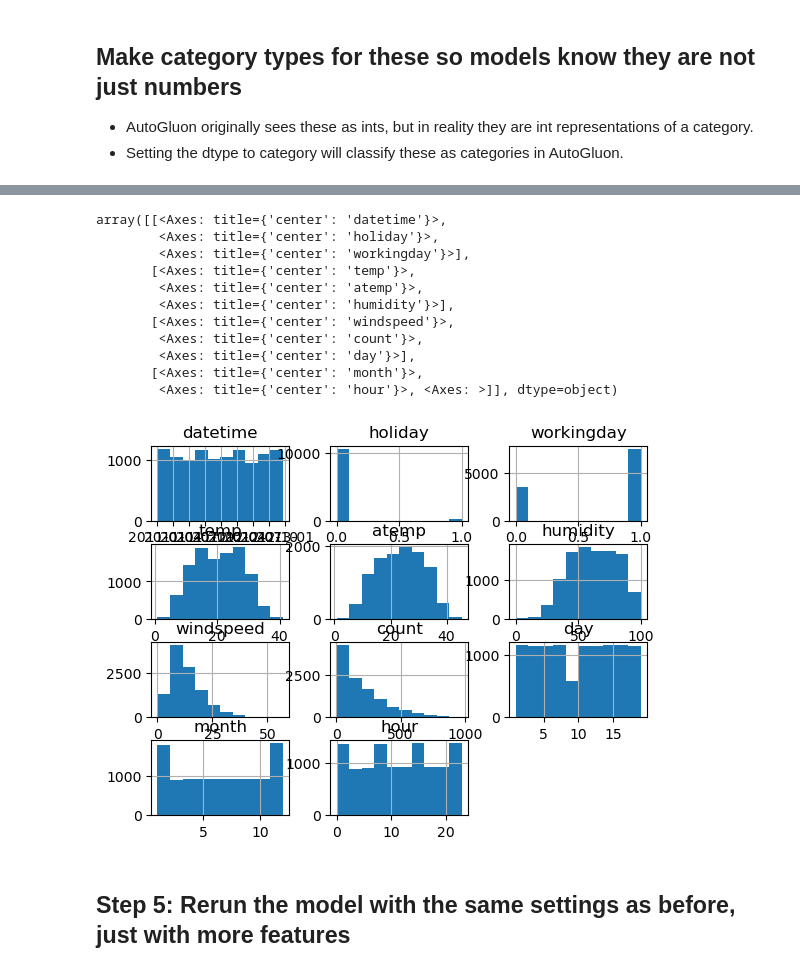
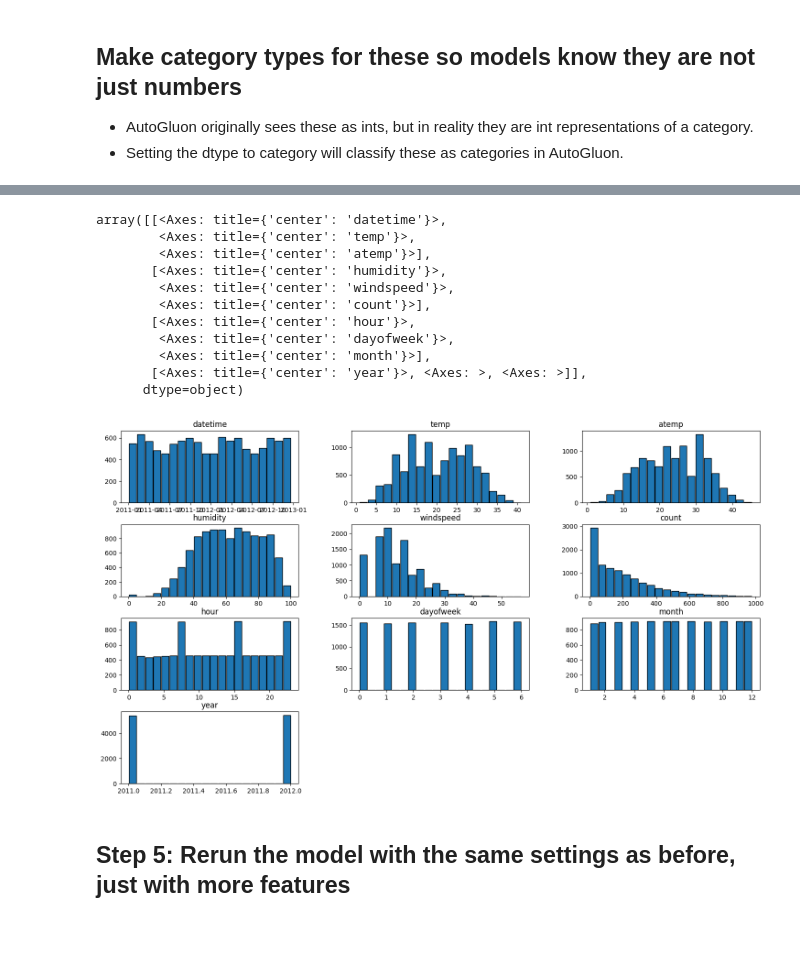
Before and after one commit to micaelleos/Udacity-Projects---cd0385-project-starter, a Jupyter notebook: project/project-template.ipynb, the cells around one changed output, grey strips where cells are left out. Saved outputs shown, nothing was run; the diff lists cells and outputs as text; code cells hidden in the pictures; blank space fills up the shorter version.

```diff
--- a/project/project-template.ipynb
+++ b/project/project-template.ipynb
@@ -164,0 +181,2 @@ train['datetime'] = pd.to_datetime(train['datetime'])
+# %%
+train = cast_format(train)
@@ -457,15 +445,34 @@ train.head()
 | 2 | 2011-01-01 02:00:00 | 1 | 0 | 0 | 1 | 9.02 | 13.635 | 80 | 0.0 | 32 |
 | 3 | 2011-01-01 03:00:00 | 1 | 0 | 0 | 1 | 9.84 | 14.395 | 75 | 0.0 | 13 |
 | 4 | 2011-01-01 04:00:00 | 1 | 0 | 0 | 1 | 9.84 | 14.395 | 75 | 0.0 | 1 |
-# %%
-# create a new feature
-train['day'] = train['datetime'].dt.day
-train['month'] = train['datetime'].dt.month
-train['hour'] = train['datetime'].dt.hour
-
-test['day'] = test['datetime'].dt.day
-test['month'] = test['datetime'].dt.month
-test['hour'] = test['datetime'].dt.hour
+# %%
+# create new features
+def create_features(df):
+    """
+    Creates new features from the datetime column in the dataframe.
+    """
+    # Categorical features from the datetime column
+    df['hour'] = df['datetime'].dt.hour
+    df['dayofweek'] = df['datetime'].dt.dayofweek
+    df['month'] = df['datetime'].dt.month
+    df['year'] = df['datetime'].dt.year
+
+    # Categorial features from hour
+    df['day_period'] = df['hour'].apply(lambda x: 'morning' if x <= 10 else 'lunch' if 11 <= x < 13 else 'afternoon' if 13 <= x <= 16 else 'evening' if 17 <= x < 19 else 'night')
+
+    # Categorial feature from temp
+    df['feel_temp_category'] = df['temp'].apply(lambda x: 'cold' if x < 10 else 'cool' if 10 <= x < 20 else 'warm' if 20 <= x < 30 else 'hot')
+
+    # Categorial feature from humidity
+    df['humidity_category'] = df['humidity'].apply(lambda x: 'dry' if x < 30 else 'comfortable' if 30 <= x < 60 else 'humid')
+
+    return df
+# %%
+# create a new feature
+
+train = create_features(train)
+
+test = create_features(test)
 # %%
 train.head()
 # %% [output]
@@ -510,20 +576,20 @@ train.head()
 | 4 | 2011-01-01 04:00:00 | spring | 0 | 0 | Clear, Few clouds, Partly cloudy,... | 9.84 | 14.395 | 75 | 0.0 | 1 | ... |
 # %%
 # View histogram of all features again now with the hour feature
-train.hist()
+train.hist(figsize=(18, 10), layout=(4, 3), bins=20, edgecolor='black',grid=False, rwidth=0.9)
 # %% [output]
 array([[<Axes: title={'center': 'datetime'}>,
-        <Axes: title={'center': 'holiday'}>,
-        <Axes: title={'center': 'workingday'}>],
-       [<Axes: title={'center': 'temp'}>,
-        <Axes: title={'center': 'atemp'}>,
-        <Axes: title={'center': 'humidity'}>],
-       [<Axes: title={'center': 'windspeed'}>,
-        <Axes: title={'center': 'count'}>,
-        <Axes: title={'center': 'day'}>],
-       [<Axes: title={'center': 'month'}>,
-        <Axes: title={'center': 'hour'}>, <Axes: >]], dtype=object)
+        <Axes: title={'center': 'temp'}>,
+        <Axes: title={'center': 'atemp'}>],
+       [<Axes: title={'center': 'humidity'}>,
+        <Axes: title={'center': 'windspeed'}>,
+        <Axes: title={'center': 'count'}>],
+       [<Axes: title={'center': 'hour'}>,
+        <Axes: title={'center': 'dayofweek'}>,
+        <Axes: title={'center': 'month'}>],
+       [<Axes: title={'center': 'year'}>, <Axes: >, <Axes: >]],
+      dtype=object)
-[figure, old version]
+[figure, new version]
 # %% [markdown]
 ## Step 5: Rerun the model with the same settings as before, just with more features
 # %%
```
Also changed, not shown: parts of 53 cells of this notebook, 1 other file.
